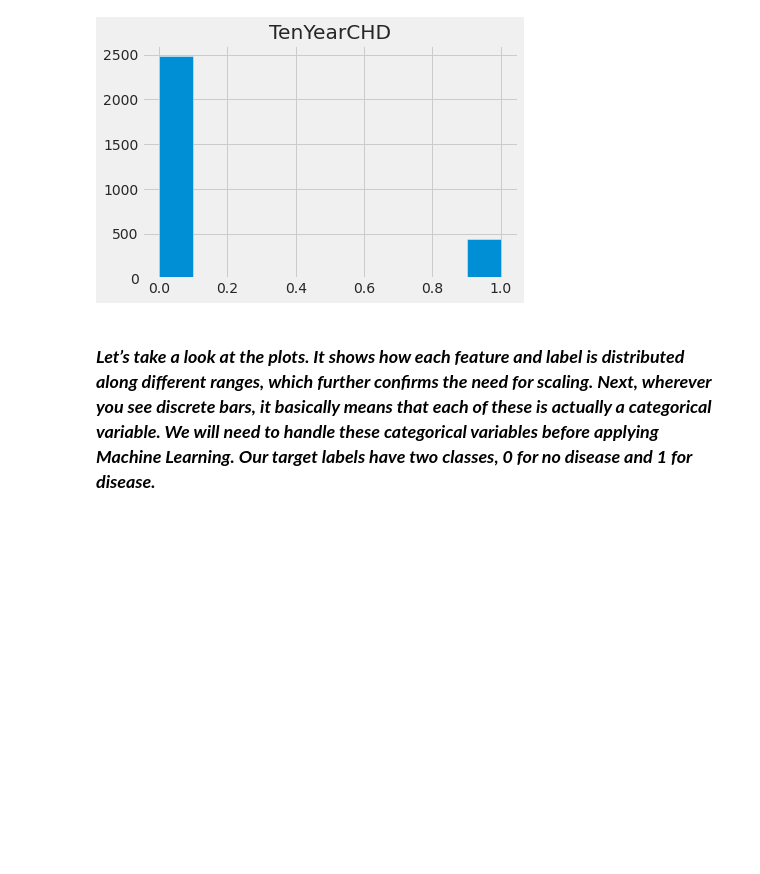
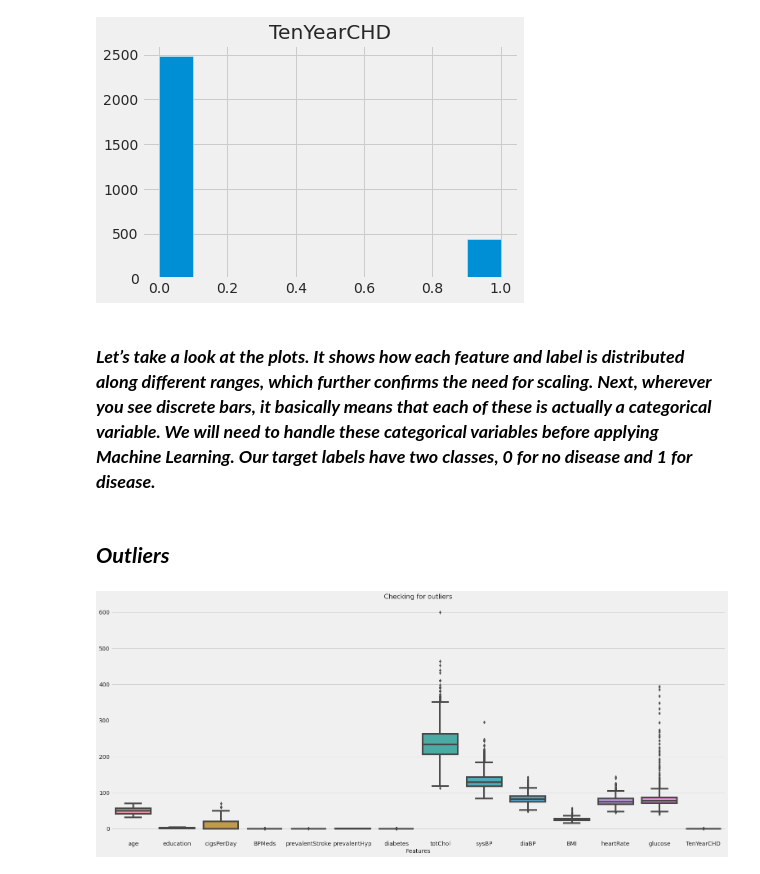
Before and after one commit to VermaSanjayrk/Cardiovascular-Risk-Prediction, a Jupyter notebook: Cardiovascular_Risk_Prediction.ipynb, the cells around one changed output. Drawn from its saved outputs; the diff is of its cells as text; code cells hidden in the pictures; blank space fills up the shorter version.

```diff
--- a/Cardiovascular_Risk_Prediction.ipynb
+++ b/Cardiovascular_Risk_Prediction.ipynb
@@ -324,3 +324,14 @@ array([[<matplotlib.axes._subplots.AxesSubplot object at 0x...>]],
 [figure]
 # %% [markdown]
 ### ***Let’s take a look at the plots. It shows how each feature and label is distributed along different ranges, which further confirms the need for scaling. Next, wherever you see discrete bars, it basically means that each of these is actually a categorical variable. We will need to handle these categorical variables before applying Machine Learning. Our target labels have two classes, 0 for no disease and 1 for disease.***
+# %% [markdown]
+## ***Outliers***
+# %%
+# Checking for Outliers
+plt.figure(figsize=(24,10))
+sns.boxplot(data=df)
+plt.title('Checking for outliers', size=16)
+plt.xlabel('Features',size=14)
+plt.show()
+# %% [output]
+[figure, added]
```
Also changed, not shown: parts of 7 cells of this notebook.
